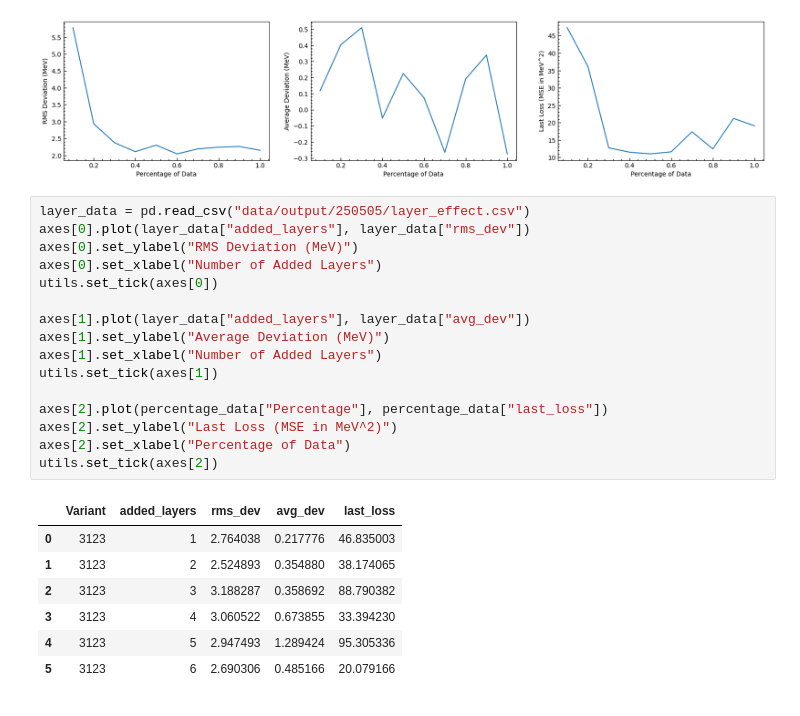
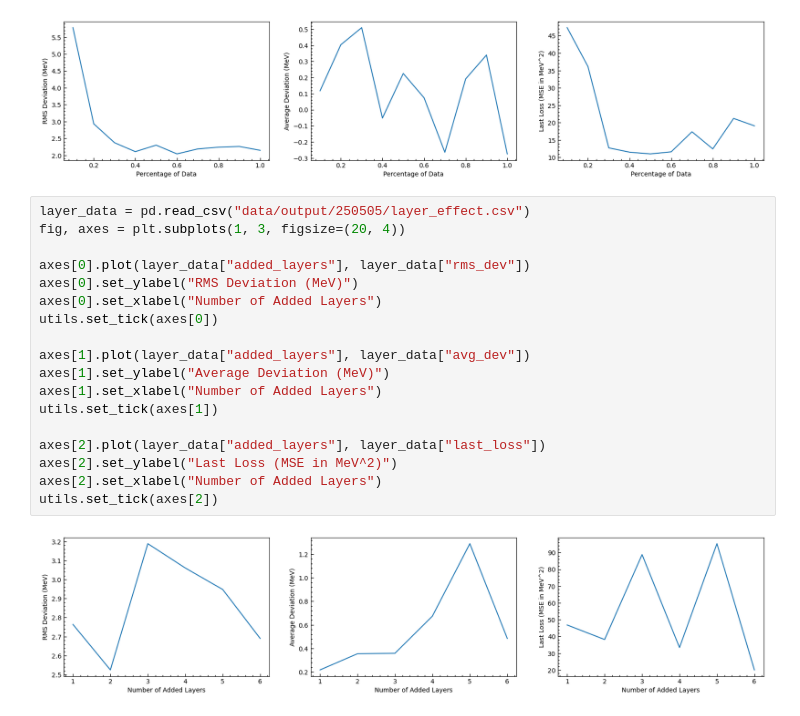
Before and after one commit to mzyudhistira/BSk24-Emu, a Jupyter notebook: analysis.ipynb, the cells around one changed output. Drawn from its saved outputs; the diff is of its cells as text.

Commit message:
single variant several neurons combination

```diff
--- a/analysis.ipynb
+++ b/analysis.ipynb
@@ -49,25 +49,21 @@ utils.set_tick(axes[2])
 [figure]
 # %%
 layer_data = pd.read_csv("data/output/250505/layer_effect.csv")
+fig, axes = plt.subplots(1, 3, figsize=(20, 4))
+
 axes[0].plot(layer_data["added_layers"], layer_data["rms_dev"])
 axes[0].set_ylabel("RMS Deviation (MeV)")
 axes[0].set_xlabel("Number of Added Layers")
 utils.set_tick(axes[0])
 
 axes[1].plot(layer_data["added_layers"], layer_data["avg_dev"])
 axes[1].set_ylabel("Average Deviation (MeV)")
 axes[1].set_xlabel("Number of Added Layers")
 utils.set_tick(axes[1])
 
-axes[2].plot(percentage_data["Percentage"], percentage_data["last_loss"])
+axes[2].plot(layer_data["added_layers"], layer_data["last_loss"])
 axes[2].set_ylabel("Last Loss (MSE in MeV^2)")
-axes[2].set_xlabel("Percentage of Data")
+axes[2].set_xlabel("Number of Added Layers")
 utils.set_tick(axes[2])
 # %% [output]
-|  | Variant | added_layers | rms_dev | avg_dev | last_loss |
-| 0 | 3123 | 1 | 2.764038 | 0.217776 | 46.835003 |
-| 1 | 3123 | 2 | 2.524893 | 0.354880 | 38.174065 |
-| 2 | 3123 | 3 | 3.188287 | 0.358692 | 88.790382 |
-| 3 | 3123 | 4 | 3.060522 | 0.673855 | 33.394230 |
-| 4 | 3123 | 5 | 2.947493 | 1.289424 | 95.305336 |
-| 5 | 3123 | 6 | 2.690306 | 0.485166 | 20.079166 |
+[figure, added]
```
Also changed, not shown: parts of 1 cell of this notebook, 3 other files.
